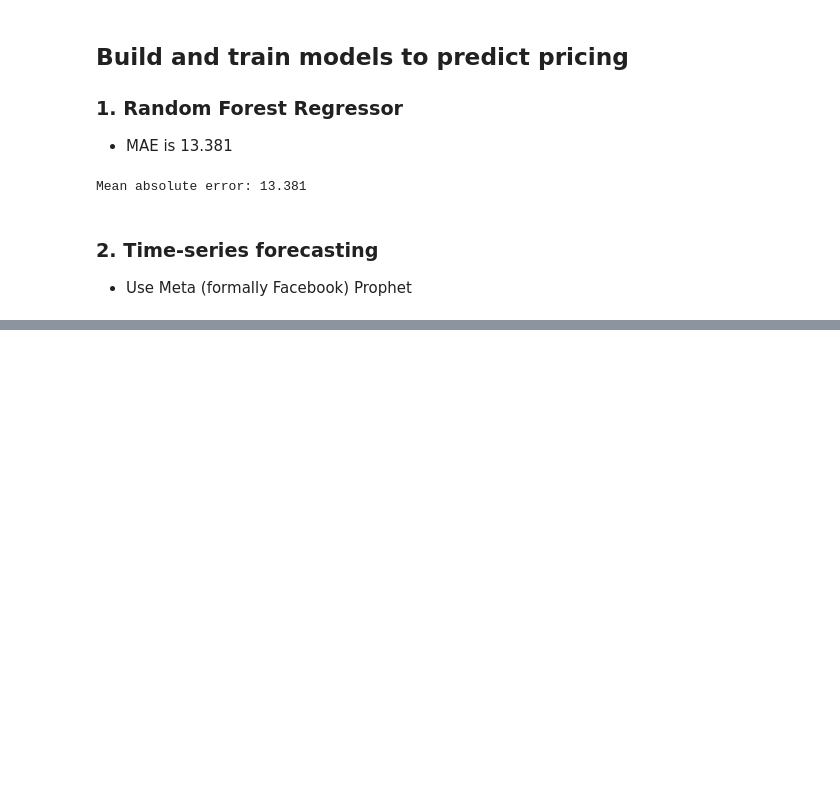
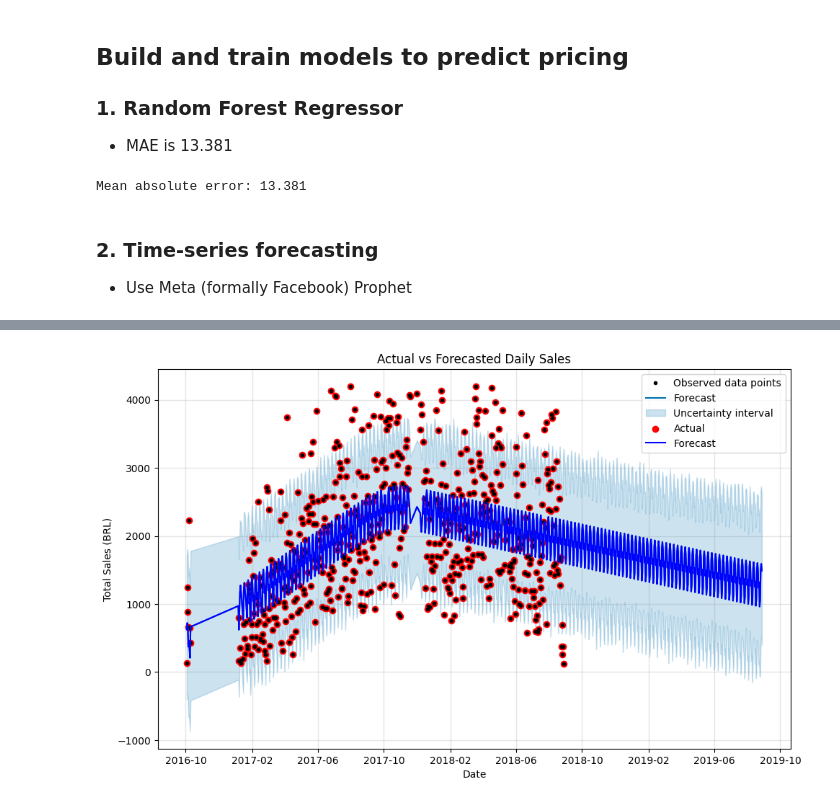
Before and after one commit to MAyub114/dynamic_pricing, a Jupyter notebook: dynamic_pricing.ipynb, the cells around one changed output, grey strips where cells are left out. Drawn from its saved outputs; the diff is of its cells as text; code cells hidden in the pictures; blank space fills up the shorter version.

Commit message:
Tuning Prophet model

```diff
--- a/dynamic_pricing.ipynb
+++ b/dynamic_pricing.ipynb
@@ -173,0 +183,21 @@ Name: order_purchase_date, dtype: datetime64[ns]
+# %%
+# Aggregate sales data by date
+df['order_purchase_date'] = pd.to_datetime(df['order_purchase_timestamp']).dt.date
+sales_data = df.groupby(['order_purchase_date']).agg({'price': 'sum'}).reset_index()
+sales_data = sales_data.rename(columns={'order_purchase_date': 'ds', 'price': 'y'})
+
+# Remove outliers from sales data using Z-score
+sales_data = sales_data[(np.abs(stats.zscore(sales_data['y'])) < 1.5)]
+
+# Train a time series forecasting model
+m = Prophet()
+m.fit(sales_data)
+
+# Create a future dataframe for forecasting
+future = m.make_future_dataframe(periods=365)
+
+# Use the model to make price predictions for each day in the future
+forecast = m.predict(future)
+
+# Extract the forecasted prices
+forecasted_prices = forecast[['ds', 'yhat']].tail(365)
@@ -173,0 +207,12 @@ Name: order_purchase_date, dtype: datetime64[ns]
+# %%
+# Plot the forecasted prices
+fig = m.plot(forecast)
+plt.scatter(sales_data['ds'], sales_data['y'], color='red', label='Actual')
+plt.plot(forecast['ds'], forecast['yhat'], color='blue', label='Forecast')
+plt.title('Actual vs Forecasted Daily Sales')
+plt.xlabel('Date')
+plt.ylabel('Total Sales (BRL)')
+plt.legend()
+plt.show()
+# %% [output]
+[figure, added]
```
Also changed, not shown: parts of 5 cells of this notebook.
